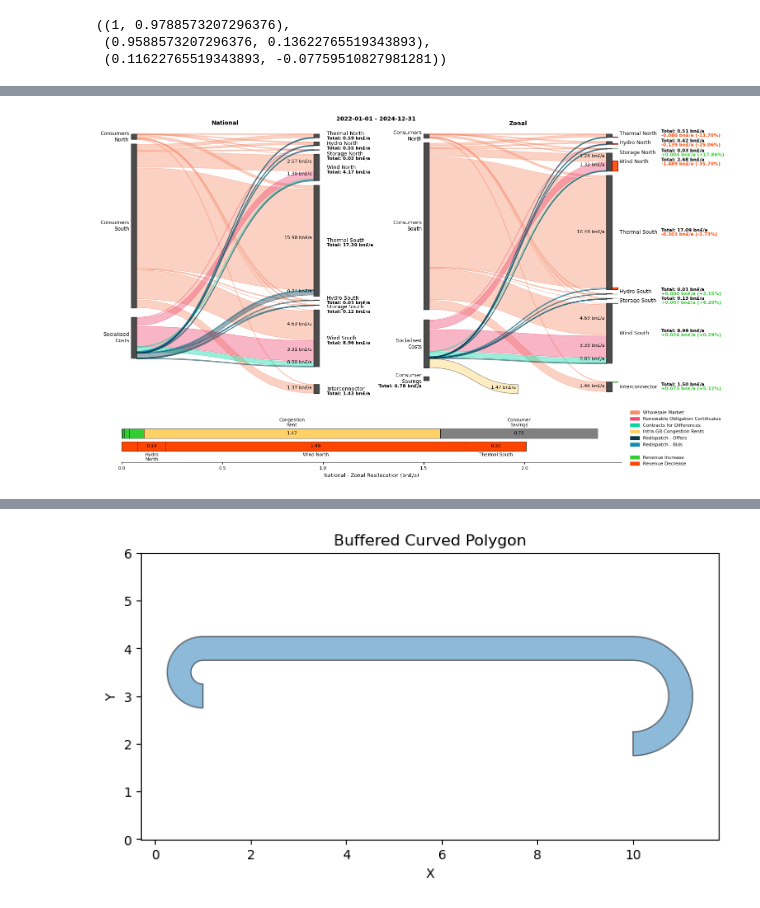
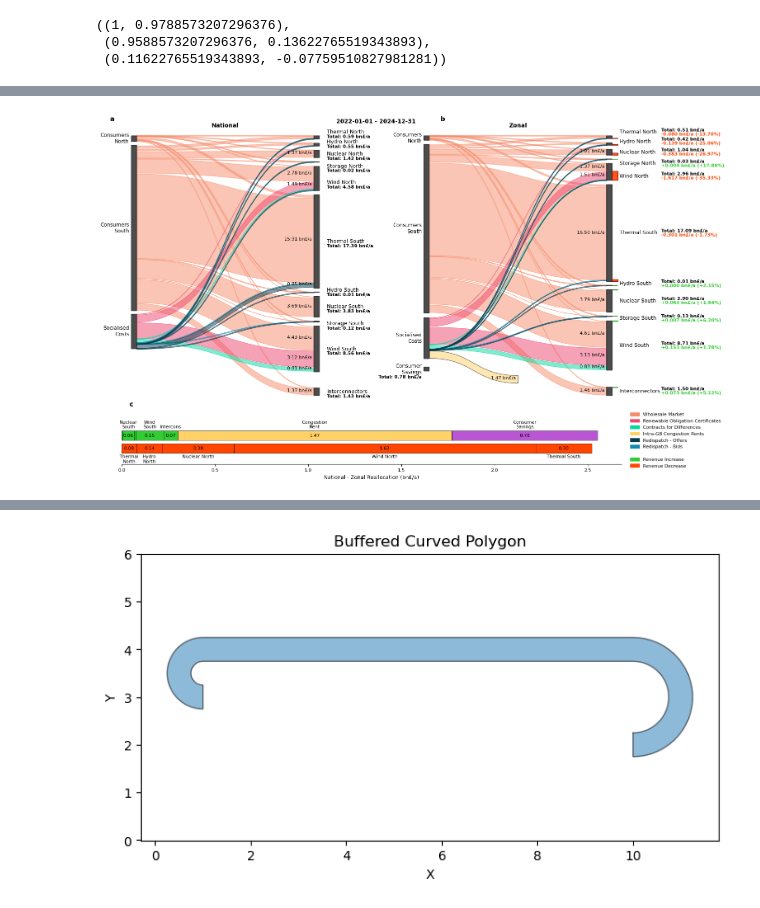
Before and after one commit to LukasFrankenQ/GBPower, a Jupyter notebook: notebooks/money_flow.ipynb, the cells around one changed output, grey strips where cells are left out. Drawn from its saved outputs; the diff is of its cells as text; code cells hidden in the pictures.

Commit message:
added nuclear

```diff
--- a/notebooks/money_flow.ipynb
+++ b/notebooks/money_flow.ipynb
@@ -496,7 +496,7 @@ def plot_stacked_bars(ax, upper_series, lower_series, bar_height=0.3, gap=0.1):
         'linewidth': 0.5,
     }
 
-    text_threshold = 0.1
+    text_threshold = 0.033
 
     # Plot upper barplot
     left = 0
@@ -505,9 +505,18 @@ def plot_stacked_bars(ax, upper_series, lower_series, bar_height=0.3, gap=0.1):
         # Add value text in the middle of the segment
         text_x = left + value/2
 
+        if name == ('south', 'wind'):
+            print_name = 'Wind\nSouth'
+        elif name == ('south', 'nuclear'):
+            print_name = 'Nuclear\nSouth'
+        elif name == ('total', 'interconnector'):
+            print_name = 'Intercons'
+        else:
+            print_name = nice_asset_names[name]
+
         if value > text_threshold:
             ax.text(text_x, upper_y, f"{value:.2f}", ha='center', va='center', fontsize=8)
-            ax.text(text_x, upper_y + bar_height/2 + 0.05, nice_asset_names[name], ha='center', va='bottom', fontsize=8)
+            ax.text(text_x, upper_y + bar_height/2 + 0.05, print_name, ha='center', va='bottom', fontsize=8)
 
         left += value
 
@@ -553,16 +562,18 @@ color_mapper = {
 }
 # %%
 special_y_shifts = {
-    ('north', 'disp'): 0.01,
-    ('north', 'hydro'): 0.00,
+    ('north', 'disp'): 0.025,
+    ('north', 'hydro'): 0.0125,
+    ('north', 'nuclear'): 0.0,
     ('north', 'storage'): -0.02,
+    ('north', 'wind'): -0.02,
     ('south', 'hydro'): 0.01,
     ('south', 'storage'): -0.01,
 }
 # %%
 fig, axs = plt.subplots(1, 2, figsize=(15, 9))
 
-alpha = 0.4
+alpha = 0.5
 rectangle_kwargs = {
     'color': 'k',
     'alpha': 0.7,
@@ -875,7 +886,7 @@ gains = pd.concat([
     gains,
     pd.Series(
         [(costs.loc[idx['congestion_rent', :, 'zonal']].abs().sum(), color_dict['congestion_rent']),
-        (savings, 'grey')],
+        (savings, 'mediumorchid')],
         index=['congestion_rent', 'savings'],
         name=('total', 'congestion_rent'))
     ])
@@ -928,32 +939,61 @@ handles.append(plt.Line2D([0], [0], color='w', linestyle='-'))
 labels.append('')
 
 handles.append(plt.Rectangle((0, 0), 1, 1, color='limegreen'))
 labels.append('Revenue Increase')
 handles.append(plt.Rectangle((0, 0), 1, 1, color='orangered'))
 labels.append('Revenue Decrease')
 
 axs[-1].legend(
     handles,
     labels,
     # loc='center left',
     bbox_to_anchor=(1.5, -0.),
     fontsize=8,
     frameon=False,
     )
 
-
 axs[0].text(
     1.3,
     1.07,
     '2022-01-01 - 2024-12-31',
     ha='center',
     va='center',
     fontsize=10,
     weight='bold',
     )
 
+axs[0].text(
+    -0.1,
+    1.08,
+    'a',
+    ha='center',
+    va='center',
+    fontsize=12,
+    weight='bold',
+    )
+
+axs[1].text(
+    0.1,
+    1.08,
+    'b',
+    ha='center',
+    va='center',
+    fontsize=12,
+    weight='bold',
+    )
+
+axs[0].text(
+    0.,
+    -0.3,
+    'c',
+    ha='center',
+    va='center',
+    fontsize=12,
+    weight='bold',
+    )
+
 # plt.tight_layout()
 plt.savefig('money_flow.pdf', bbox_inches='tight')
 plt.show()
 # %% [output]
-[figure, old version]
+[figure, new version]
```
Also changed, not shown: parts of 4 cells of this notebook.
